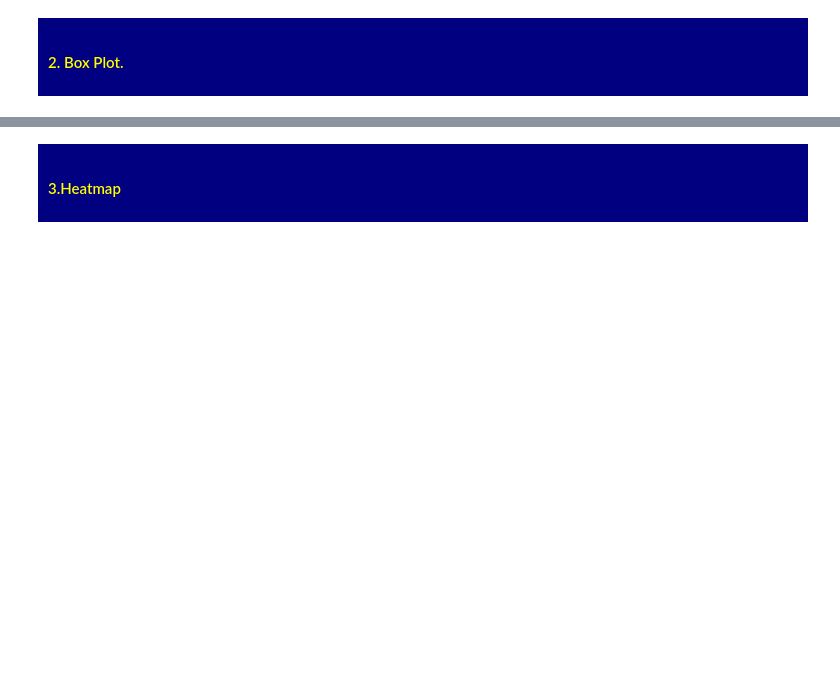
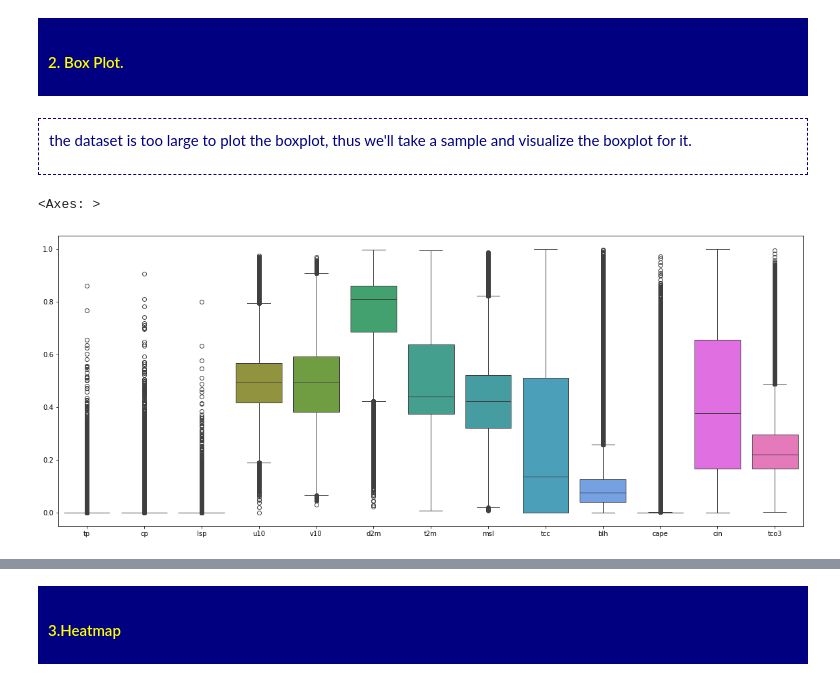
Before and after one commit to Mohamed-01-git/ADABOOST, a Jupyter notebook: PROJET_ADABOOST.ipynb, the cells around one changed output, grey strips where cells are left out. Saved outputs shown, nothing was run; the diff lists cells and outputs as text; code cells hidden in the pictures; blank space fills up the shorter version.

```diff
--- a/PROJET_ADABOOST.ipynb
+++ b/PROJET_ADABOOST.ipynb
@@ -198,5 +158,10 @@ min    0.000000e+00  0.000000e+00  0.000000e+00 -1.521875e+01 -1.680579e+01
 <div class="note" style="background-color: navy; color: yellow; padding: 10px;">
   <h4> 2. Box Plot. </h4>
 </div>
+# %% [markdown]
+<div style="border: 1px dashed navy; padding: 10px; background-color: transparent; color: navy;">
+    <p>the dataset is too large to plot the boxplot, thus we'll take a sample and visualize the boxplot for it.
+    </p>
+</div>
 # %%
 min_scaler=MinMaxScaler()
@@ -204 +169,8 @@ DF_S=min_scaler.fit_transform(DF.loc[:,"msl":"cin"])
 DF_S=pd.DataFrame(DF_S,columns=DF.columns,index=DF.index)
+# %%
+DF_SAMPLE=DF_S.sample(frac=0.1,random_state=1)
+plt.figure(figsize=(20,8))
+sns.boxplot(DF_SAMPLE)
+# %% [output]
+<Axes: >
+[figure, added]
```
Also changed, not shown: parts of 13 cells of this notebook.
